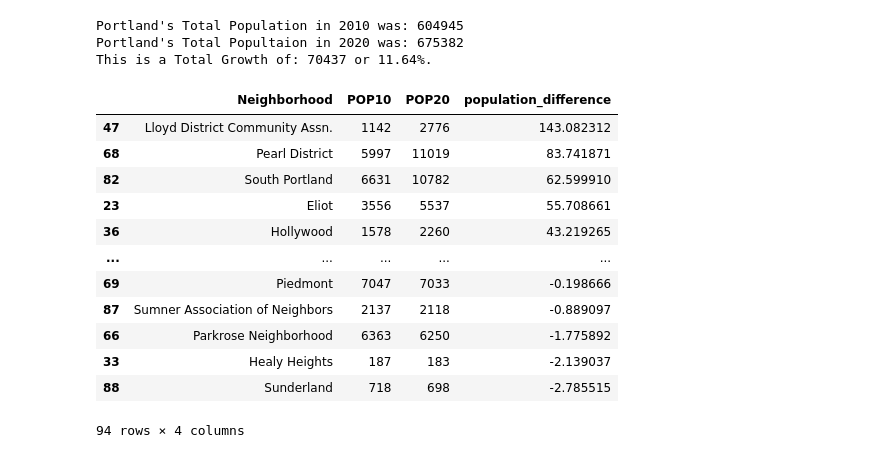
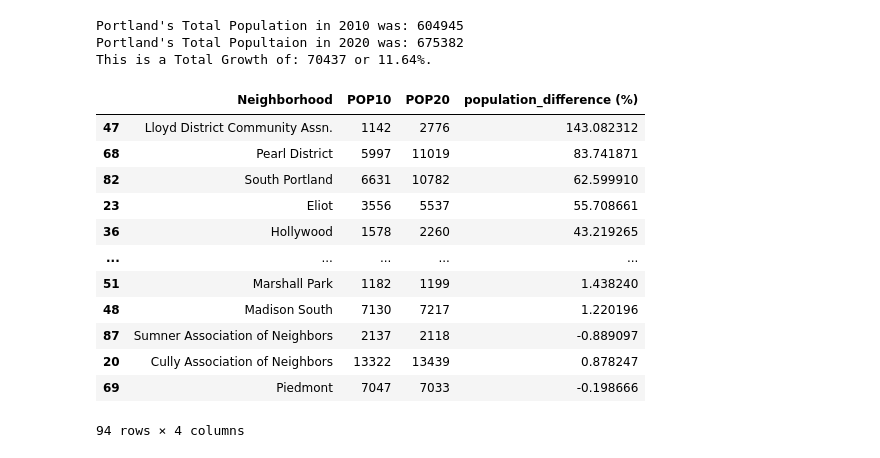
Before and after one commit to DataPanna/pdxopendatadiscotech-exploratorydataanalysis, a Jupyter notebook: pdxopendatadiscotech-eda.ipynb, the cells around one changed output. Drawn from its saved outputs; the diff is of its cells as text; code cells hidden in the pictures.

```diff
--- a/pdxopendatadiscotech-eda.ipynb
+++ b/pdxopendatadiscotech-eda.ipynb
@@ -92,19 +94,19 @@ Portland's Total Popultaion in 2020 was: 675382
 This is a Total Growth of: 70437 or 11.64%.
 # %%
 pdx_neighborhood_population_changes = neighborhood_populations.POP20 - neighborhood_populations.POP10
-neighborhood_populations['population_difference'] = 100 * pdx_neighborhood_population_changes / neighborhood_populations['POP10']
-neighborhood_populations.sort_values('population_difference', ascending=False)
+neighborhood_populations['population_difference (%)'] = 100 * pdx_neighborhood_population_changes / neighborhood_populations['POP10']
+neighborhood_populations[['Neighborhood', 'POP10', 'POP20', 'population_difference (%)']].iloc[(-neighborhood_populations['population_difference (%)'].abs()).argsort()]
 # %% [output]
-|  | Neighborhood | POP10 | POP20 | population_difference |
+|  | Neighborhood | POP10 | POP20 | population_difference (%) |
 | 47 | Lloyd District Community Assn. | 1142 | 2776 | 143.082312 |
 | 68 | Pearl District | 5997 | 11019 | 83.741871 |
 | 82 | South Portland | 6631 | 10782 | 62.599910 |
 | 23 | Eliot | 3556 | 5537 | 55.708661 |
 | 36 | Hollywood | 1578 | 2260 | 43.219265 |
 | ... | ... | ... | ... | ... |
+| 51 | Marshall Park | 1182 | 1199 | 1.438240 |
+| 48 | Madison South | 7130 | 7217 | 1.220196 |
+| 87 | Sumner Association of Neighbors | 2137 | 2118 | -0.889097 |
+| 20 | Cully Association of Neighbors | 13322 | 13439 | 0.878247 |
 | 69 | Piedmont | 7047 | 7033 | -0.198666 |
-| 87 | Sumner Association of Neighbors | 2137 | 2118 | -0.889097 |
-| 66 | Parkrose Neighborhood | 6363 | 6250 | -1.775892 |
-| 33 | Healy Heights | 187 | 183 | -2.139037 |
-| 88 | Sunderland | 718 | 698 | -2.785515 |
 94 rows × 4 columns
```
Also changed, not shown: parts of 4 cells of this notebook.
